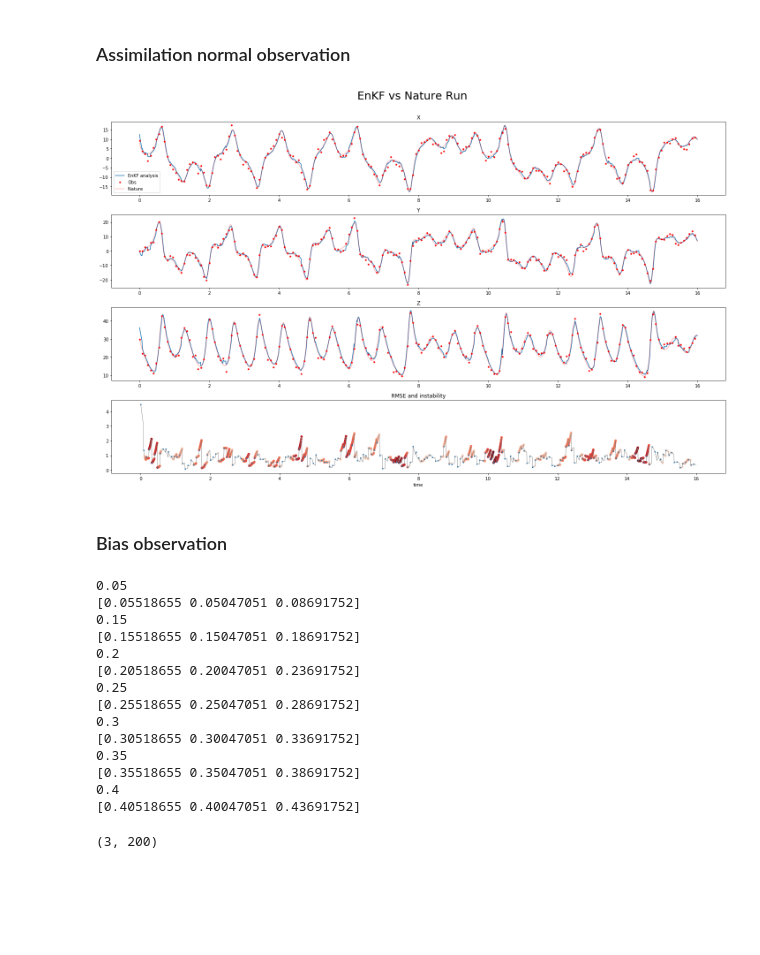
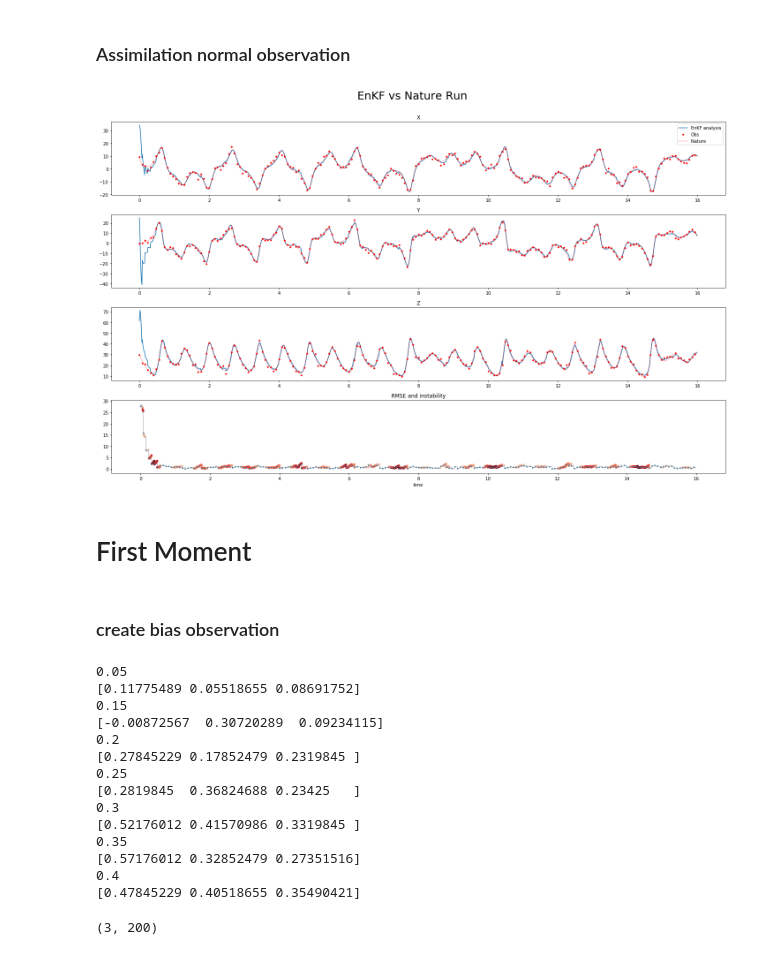
Before and after one commit to micky85lu/Data-Assimilation-Project, a Jupyter notebook: experiment.ipynb, the cells around one changed output. Drawn from its saved outputs; the diff is of its cells as text; code cells hidden in the pictures; blank space fills up the shorter version.

```diff
--- a/experiment.ipynb
+++ b/experiment.ipynb
@@ -186,46 +186,49 @@ Pb = np.array([
     [108.82721654, 135.97355097,  18.39642468],
     [ 13.52170192,  18.39642468,  64.98710037]
 ])
-Pb *= 0.2
+Pb *= 0.02
 
 R = np.zeros((X_obs.shape[0], X_obs.shape[0]))
 np.fill_diagonal(R, obs_var)
 
 # generate initial ensemble
 N_ens = 30
-X_ens_ini = np.random.multivariate_normal(X_nature[:,0], Pb, size=N_ens).T  # (3, N_ens)
+rng = np.random.RandomState(42)
+X_ens_ini = rng.multivariate_normal(X_nature[:,0], Pb, size=N_ens).T  # (3, N_ens)
 X_ens_ini += 55
 
 enkf_params = {
     'X_ens_ini': X_ens_ini,
     'obs': X_obs,
     'obs_interv': 8,
     'R': R,
     'H_func': None,
     'alpha': 0.3,
     'inflat': 1.4
 }
 
 enkf = EnKF(lorenz63_fdm, dt)
 enkf.set_params(**enkf_params)
 enkf.cycle()
 enkf.analysis
 ens_mean = enkf.analysis.mean(axis=0)
 
 # calculate RMSE and stable index
 rmse_enkf = np.sqrt(np.mean((ens_mean-X_nature)**2, axis=0))
 stableidx = []
 for x in ens_mean.T:
     stableidx.append(stability_index_lorenz63(*x))
 stableidx = np.array(stableidx)
 
 # plot
 fig, axs = plot_assim_result(ens_mean, X_nature, X_obs, rmse_enkf, stableidx, 'EnKF analysis')
 fig.suptitle('EnKF vs Nature Run', fontsize=25, y=1.05);
 # %% [output]
-[figure, old version]
+[figure, new version]
+# %% [markdown]
+# First Moment
 # %% [markdown]
-### Bias observation
+### create bias observation
 # %%
 ex_obs_dict = {}
 ex_mean = [0.05, 0.15, 0.2, 0.25, 0.3, 0.35, 0.4]
@@ -243,7 +246,7 @@ for ex_m in ex_mean:
     size = int(time/dt)
     X_obs_err = np.zeros((3, size))
     for irow, (obsm, obsv, rst) in enumerate(zip(obs_mean, obs_var, random_state)):
-        X_obs_err[irow,:] = gen_random_obserr(obsm, obsv, size, obs_intv, rst)
+        X_obs_err[irow,:] = gen_random_obserr(obsm, obsv, size, obs_intv, rst+np.random.randint(0, 10))
 
     print(X_obs_err[:,::8].mean(axis=1))
     ex_obs = X_nature + X_obs_err
@@ -253,19 +256,19 @@ for ex_m in ex_mean:
     ex_obs_dict[key] = ex_obs
 # %% [output]
 0.05
-[0.05518655 0.05047051 0.08691752]
+[0.11775489 0.05518655 0.08691752]
 0.15
-[0.15518655 0.15047051 0.18691752]
+[-0.00872567  0.30720289  0.09234115]
 0.2
-[0.20518655 0.20047051 0.23691752]
+[0.27845229 0.17852479 0.2319845 ]
 0.25
-[0.25518655 0.25047051 0.28691752]
+[0.2819845  0.36824688 0.23425   ]
 0.3
-[0.30518655 0.30047051 0.33691752]
+[0.52176012 0.41570986 0.3319845 ]
 0.35
-[0.35518655 0.35047051 0.38691752]
+[0.57176012 0.32852479 0.27351516]
 0.4
-[0.40518655 0.40047051 0.43691752]
+[0.47845229 0.40518655 0.35490421]
 # %%
 ex_obs_dict['0.05'].shape
 # %% [output]
```
Also changed, not shown: parts of 19 cells of this notebook, 1 other file.
